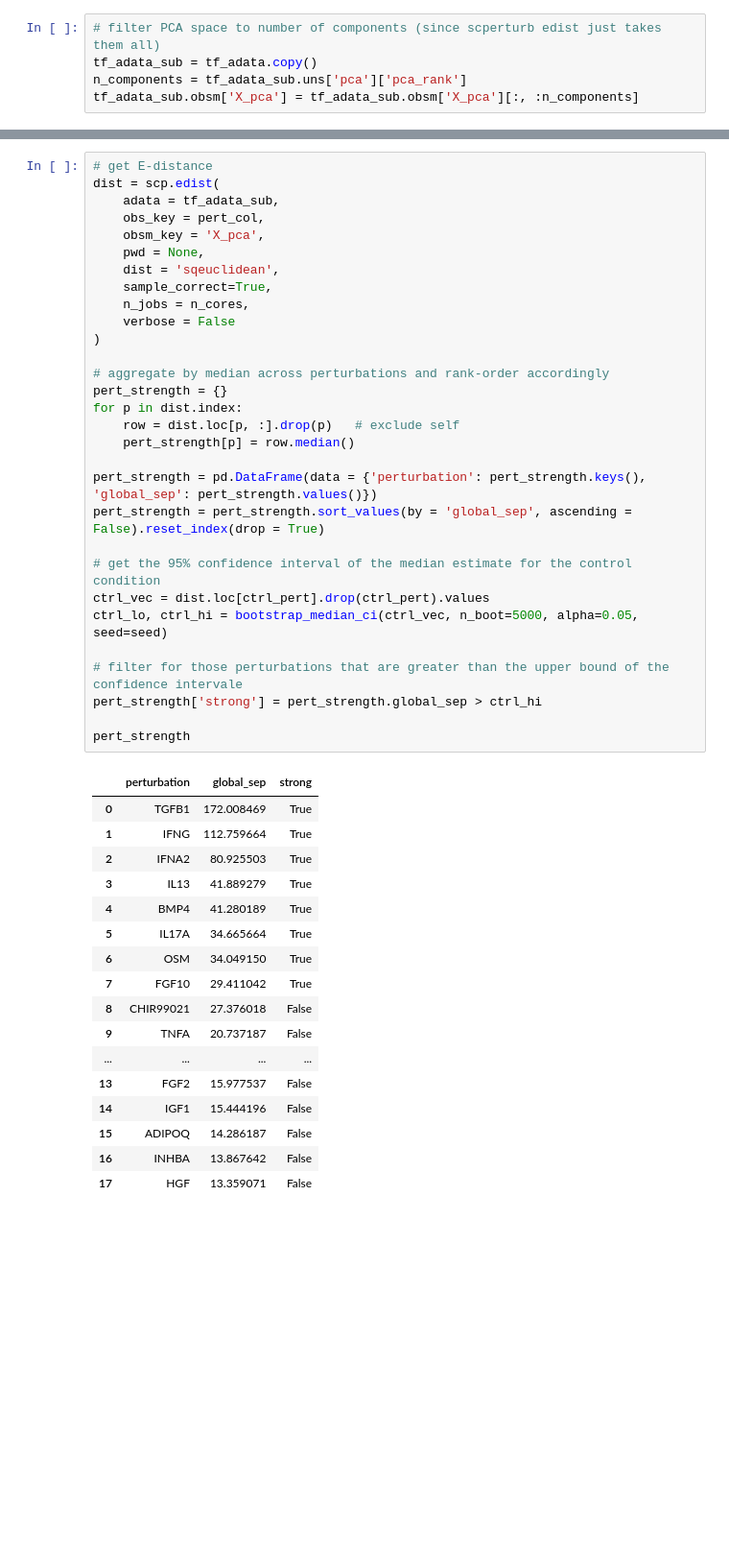
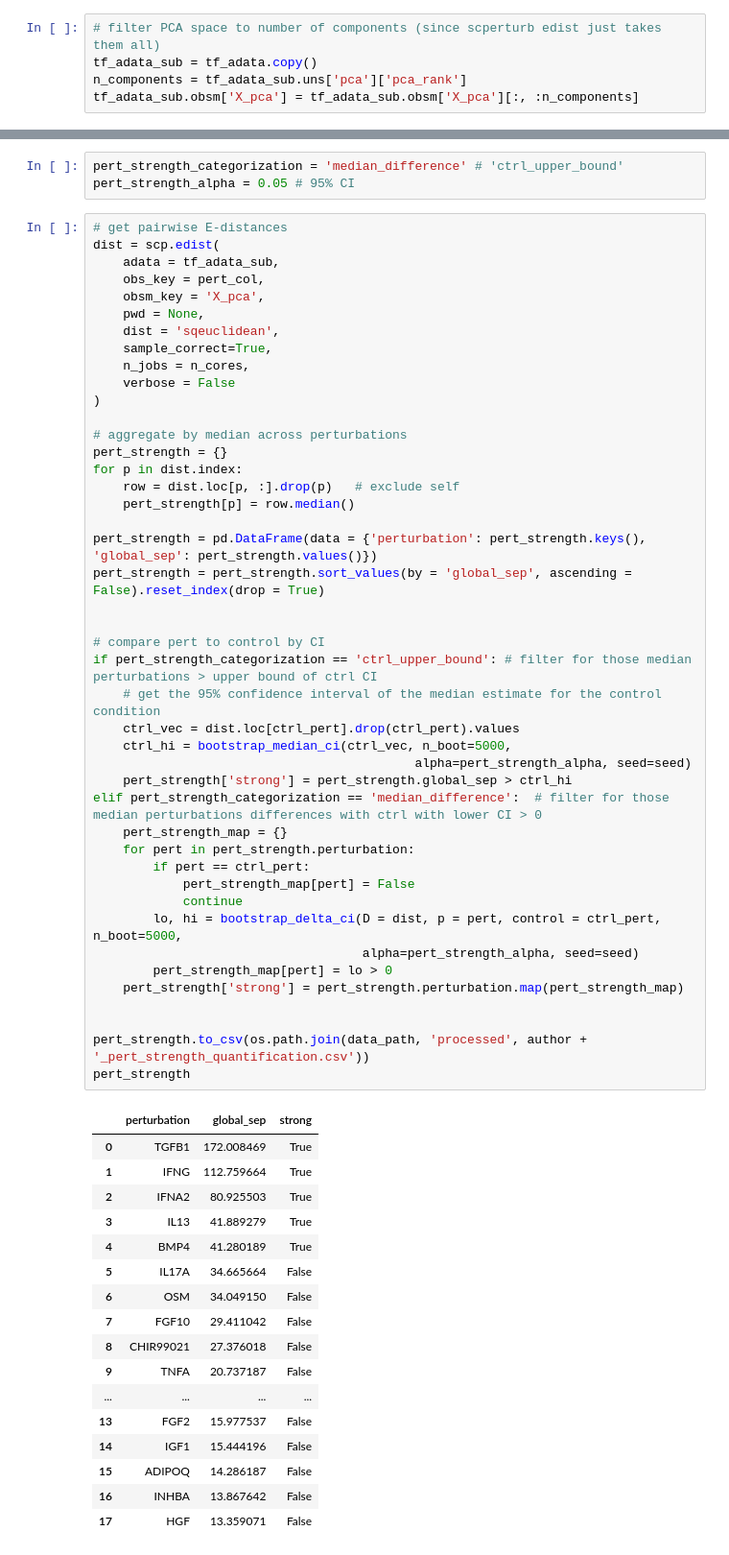
Before and after one commit to hmbaghdassarian/scLEMBAS, a Jupyter notebook: notebooks/McCauley_2024/02_subset_perturbations.ipynb, the cells around one changed output, grey strips where cells are left out. Shown at 96% size. Drawn from its saved outputs; the diff is of its cells as text; blank space fills up the shorter version.

```diff
--- a/notebooks/McCauley_2024/02_subset_perturbations.ipynb
+++ b/notebooks/McCauley_2024/02_subset_perturbations.ipynb
@@ -65,44 +75,61 @@ def bootstrap_median_ci(x, n_boot=5000, alpha=0.05, seed=0):
     return lo, hi
+# %%
+pert_strength_categorization = 'median_difference' # 'ctrl_upper_bound'
+pert_strength_alpha = 0.05 # 95% CI
 # %%
-# get E-distance
+# get pairwise E-distances
 dist = scp.edist(
     adata = tf_adata_sub,
     obs_key = pert_col,
     obsm_key = 'X_pca',
     pwd = None,
     dist = 'sqeuclidean',
     sample_correct=True,
     n_jobs = n_cores,
     verbose = False
 )
 
-# aggregate by median across perturbations and rank-order accordingly
+# aggregate by median across perturbations
 pert_strength = {}
 for p in dist.index:
     row = dist.loc[p, :].drop(p)   # exclude self
     pert_strength[p] = row.median()
 
 pert_strength = pd.DataFrame(data = {'perturbation': pert_strength.keys(), 'global_sep': pert_strength.values()})
 pert_strength = pert_strength.sort_values(by = 'global_sep', ascending = False).reset_index(drop = True)
 
-# get the 95% confidence interval of the median estimate for the control condition
-ctrl_vec = dist.loc[ctrl_pert].drop(ctrl_pert).values
-ctrl_lo, ctrl_hi = bootstrap_median_ci(ctrl_vec, n_boot=5000, alpha=0.05, seed=seed)
 
-# filter for those perturbations that are greater than the upper bound of the confidence intervale
-pert_strength['strong'] = pert_strength.global_sep > ctrl_hi
+# compare pert to control by CI
+if pert_strength_categorization == 'ctrl_upper_bound': # filter for those median perturbations > upper bound of ctrl CI
+    # get the 95% confidence interval of the median estimate for the control condition
+    ctrl_vec = dist.loc[ctrl_pert].drop(ctrl_pert).values
+    ctrl_hi = bootstrap_median_ci(ctrl_vec, n_boot=5000,
+                                           alpha=pert_strength_alpha, seed=seed)
+    pert_strength['strong'] = pert_strength.global_sep > ctrl_hi
+elif pert_strength_categorization == 'median_difference':  # filter for those median perturbations differences with ctrl with lower CI > 0
+    pert_strength_map = {}
+    for pert in pert_strength.perturbation:
+        if pert == ctrl_pert:
+            pert_strength_map[pert] = False
+            continue
+        lo, hi = bootstrap_delta_ci(D = dist, p = pert, control = ctrl_pert, n_boot=5000,
+                                    alpha=pert_strength_alpha, seed=seed)
+        pert_strength_map[pert] = lo > 0
+    pert_strength['strong'] = pert_strength.perturbation.map(pert_strength_map)
 
+
+pert_strength.to_csv(os.path.join(data_path, 'processed', author + '_pert_strength_quantification.csv'))
 pert_strength
 # %% [output]
 |  | perturbation | global_sep | strong |
 | 0 | TGFB1 | 172.008469 | True |
 | 1 | IFNG | 112.759664 | True |
 | 2 | IFNA2 | 80.925503 | True |
 | 3 | IL13 | 41.889279 | True |
 | 4 | BMP4 | 41.280189 | True |
-| 5 | IL17A | 34.665664 | True |
-| 6 | OSM | 34.049150 | True |
-| 7 | FGF10 | 29.411042 | True |
+| 5 | IL17A | 34.665664 | False |
+| 6 | OSM | 34.049150 | False |
+| 7 | FGF10 | 29.411042 | False |
 | 8 | CHIR99021 | 27.376018 | False |
 | 9 | TNFA | 20.737187 | False |
 | ... | ... | ... | ... |
```
Also changed, not shown: parts of 17 cells of this notebook, 21 other files.
